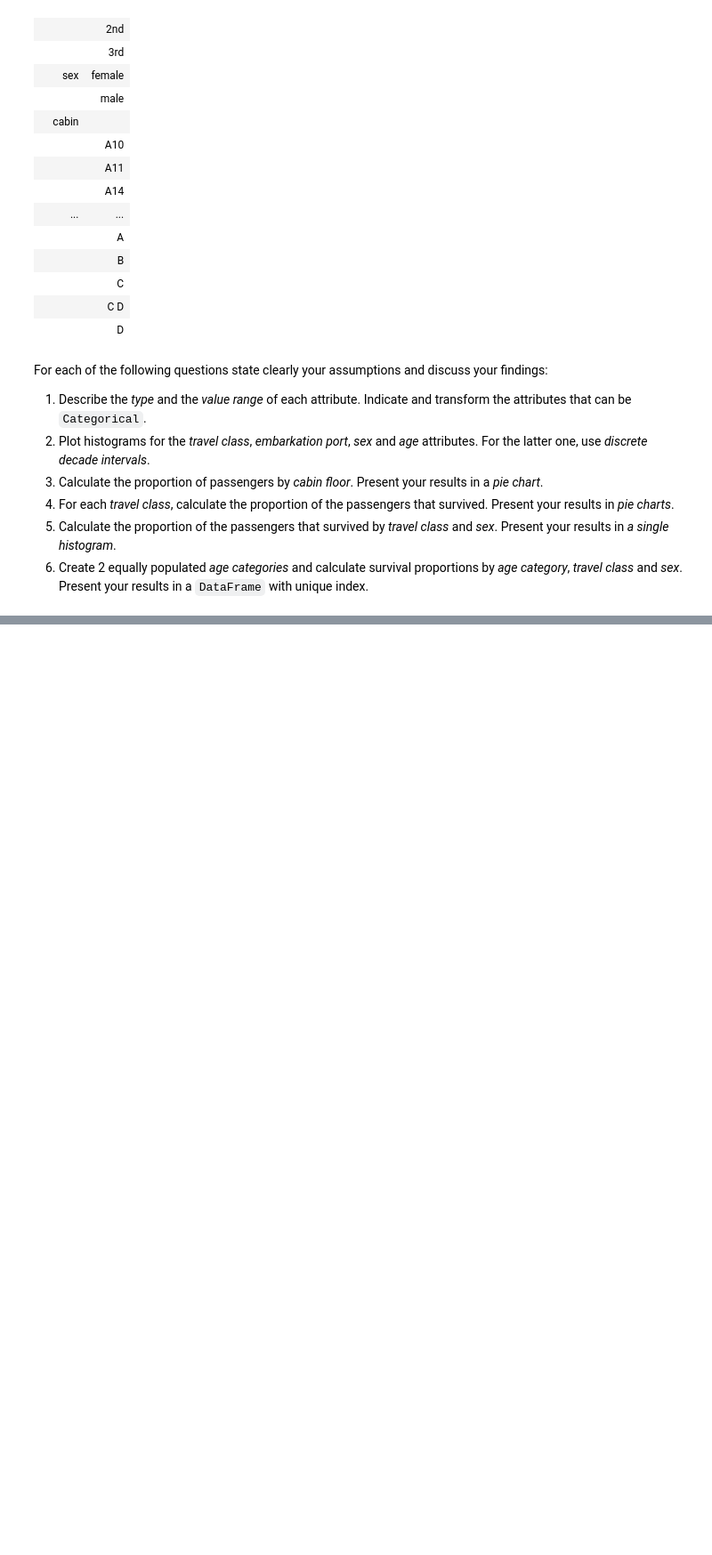
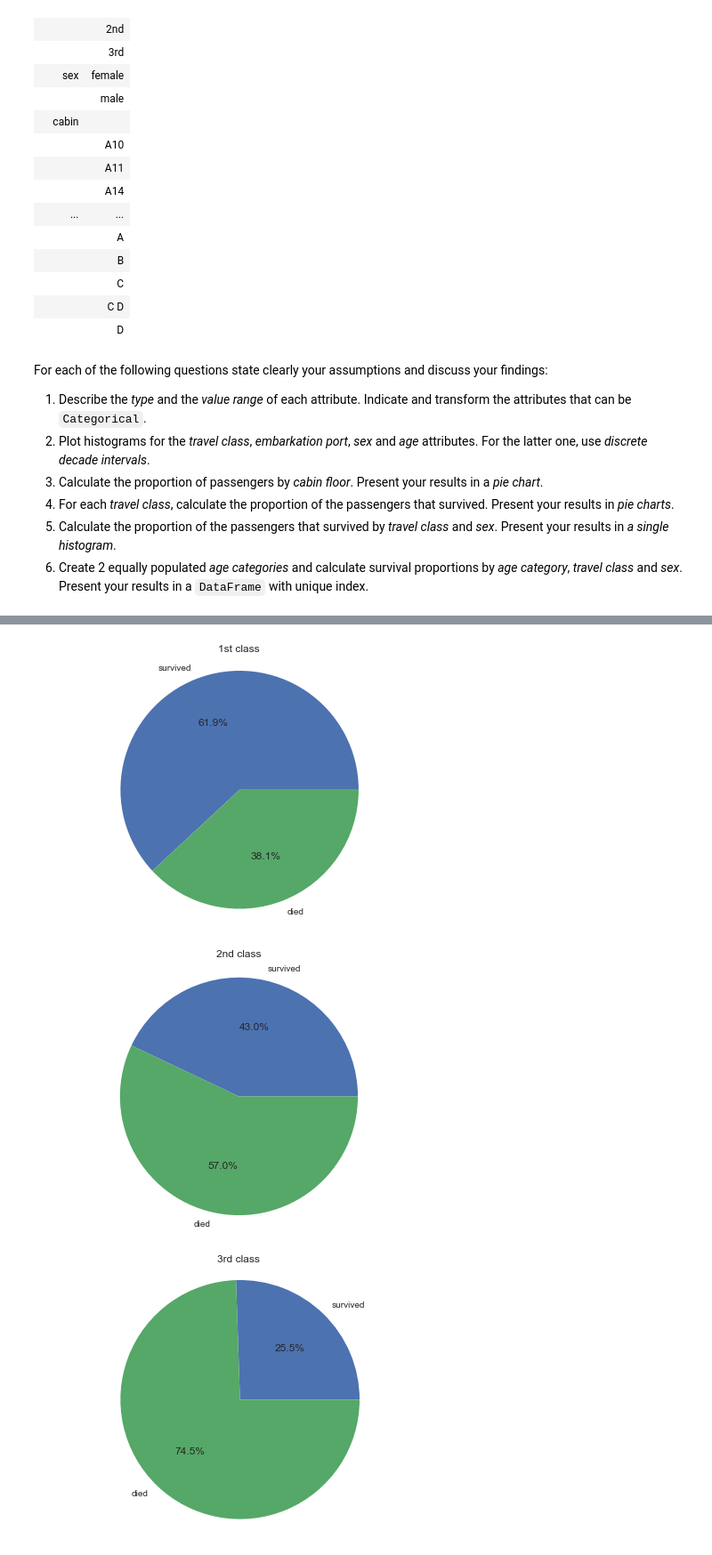
Before and after one commit to mj2905/ProjectMYP, a Jupyter notebook: Marc/HW1/Homework 1.ipynb, the cells around one changed output, grey strips where cells are left out. Shown: that part at 89% size. Saved outputs shown, nothing was run; the diff lists cells and outputs as text; code cells hidden in the pictures; blank space fills up the shorter version.

```diff
--- a/Marc/HW1/Homework 1.ipynb
+++ b/Marc/HW1/Homework 1.ipynb
@@ -463,0 +483,18 @@ plt.show()
+# %%
+travel_class = titanic[['pclass', 'survived']]
+travel_class = travel_class.assign(count = 1)
+count_per_category = travel_class.groupby(('pclass', 'survived')).count()
+ratios = count_per_category.groupby(level=0).apply(lambda l: l.iloc[1] / (l.iloc[0] + l.iloc[1]))
+ratios.columns = ['proportion of passengers that survived']
+
+for index, ratio in ratios.iterrows():
+    fig, ax = plt.subplots()
+
+    plt.pie(x=[ratio, 1-ratio], labels=['survived', 'died'], autopct='%1.1f%%', startangle=0)
+    ax.axis('equal')
+    plt.title(index + ' class')
+    plt.show()
+# %% [output]
+[figure, added]
+[figure, added]
+[figure, added]
```
Also changed, not shown: parts of 17 cells of this notebook.
